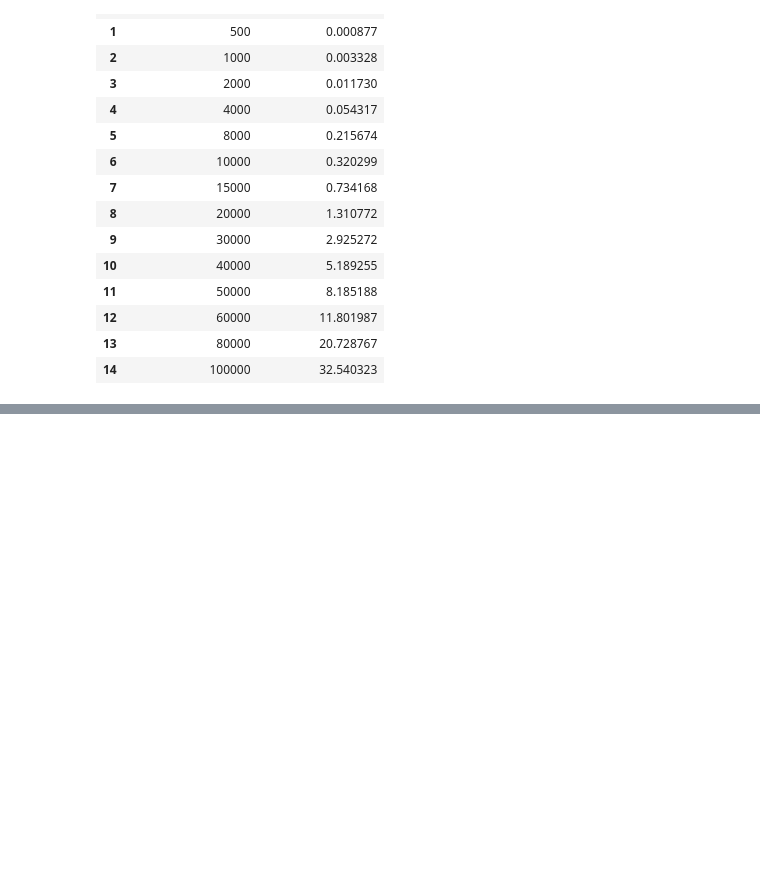
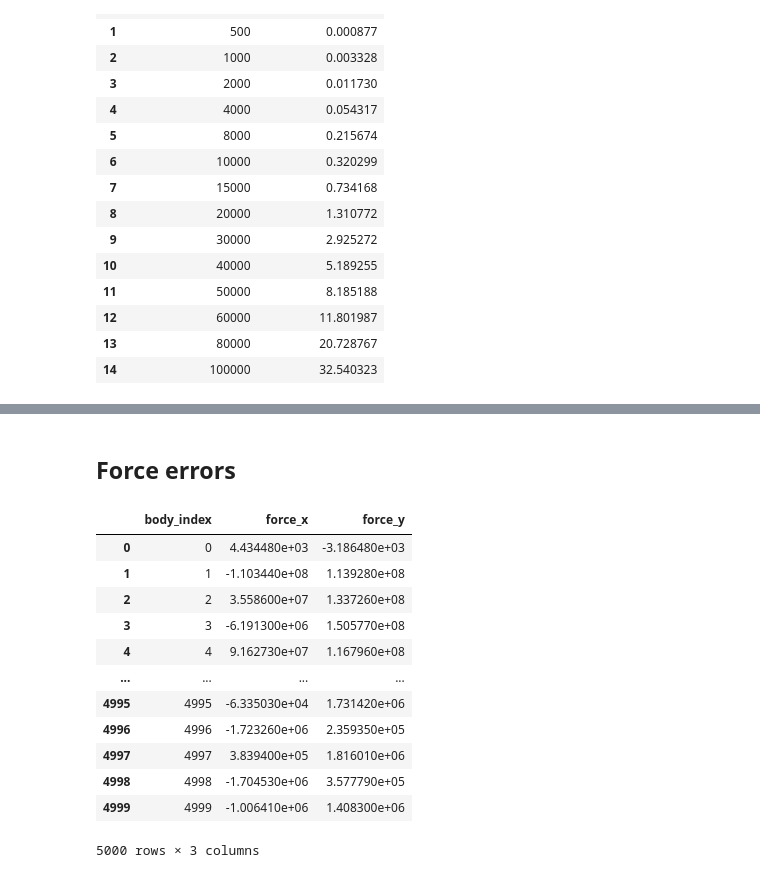
Before and after one commit to quantum-gabo/N-Body-Simulation, a Jupyter notebook: results/benchmark.ipynb, the cells around one changed output, grey strips where cells are left out. Drawn from its saved outputs; the diff is of its cells as text; code cells hidden in the pictures; blank space fills up the shorter version.

```diff
--- a/results/benchmark.ipynb
+++ b/results/benchmark.ipynb
@@ -124,0 +198,25 @@ plt.show()
+# %% [markdown]
+## Force errors
+# %%
+# Get the force data
+force_direct = pd.read_csv('./forces_direct.csv', sep = ',')
+force_bh_5 = pd.read_csv('./forces_bh_5.csv', sep = ',')
+force_bh_4 = pd.read_csv('./forces_bh_4.csv', sep = ',')
+force_bh_3 = pd.read_csv('./forces_bh_3.csv', sep = ',')
+force_bh_2 = pd.read_csv('./forces_bh_2.csv', sep = ',')
+force_bh_1 = pd.read_csv('./forces_bh_1.csv', sep = ',')
+force_direct
+# %% [output]
+|  | body_index | force_x | force_y |
+| 0 | 0 | 4.434480e+03 | -3.186480e+03 |
+| 1 | 1 | -1.103440e+08 | 1.139280e+08 |
+| 2 | 2 | 3.558600e+07 | 1.337260e+08 |
+| 3 | 3 | -6.191300e+06 | 1.505770e+08 |
+| 4 | 4 | 9.162730e+07 | 1.167960e+08 |
+| ... | ... | ... | ... |
+| 4995 | 4995 | -6.335030e+04 | 1.731420e+06 |
+| 4996 | 4996 | -1.723260e+06 | 2.359350e+05 |
+| 4997 | 4997 | 3.839400e+05 | 1.816010e+06 |
+| 4998 | 4998 | -1.704530e+06 | 3.577790e+05 |
+| 4999 | 4999 | -1.006410e+06 | 1.408300e+06 |
+5000 rows × 3 columns
```
Also changed, not shown: parts of 17 cells of this notebook, 28 other files.
